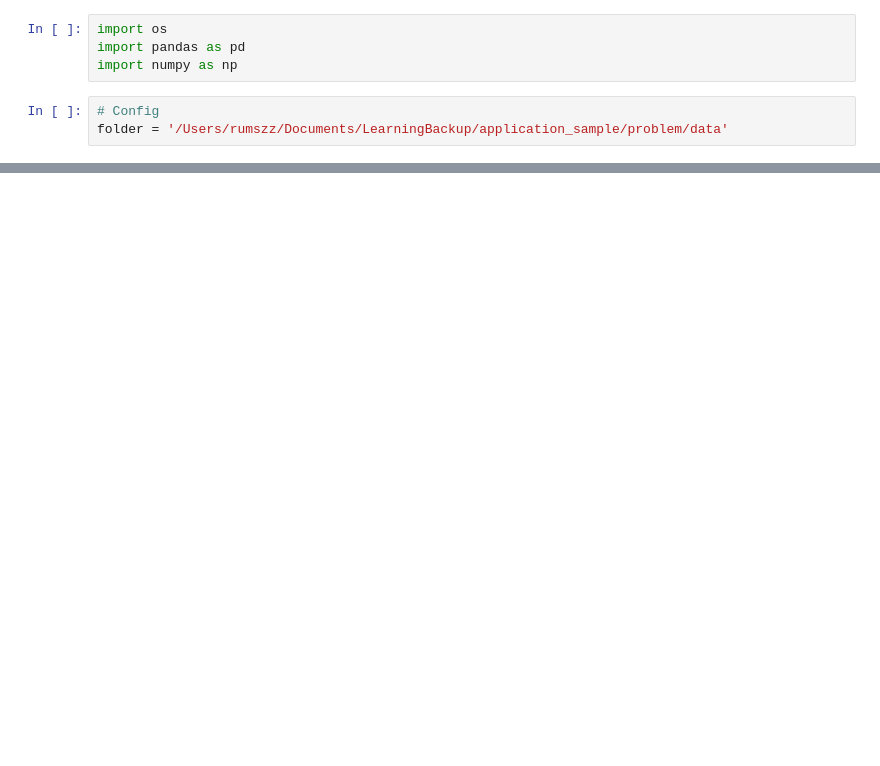
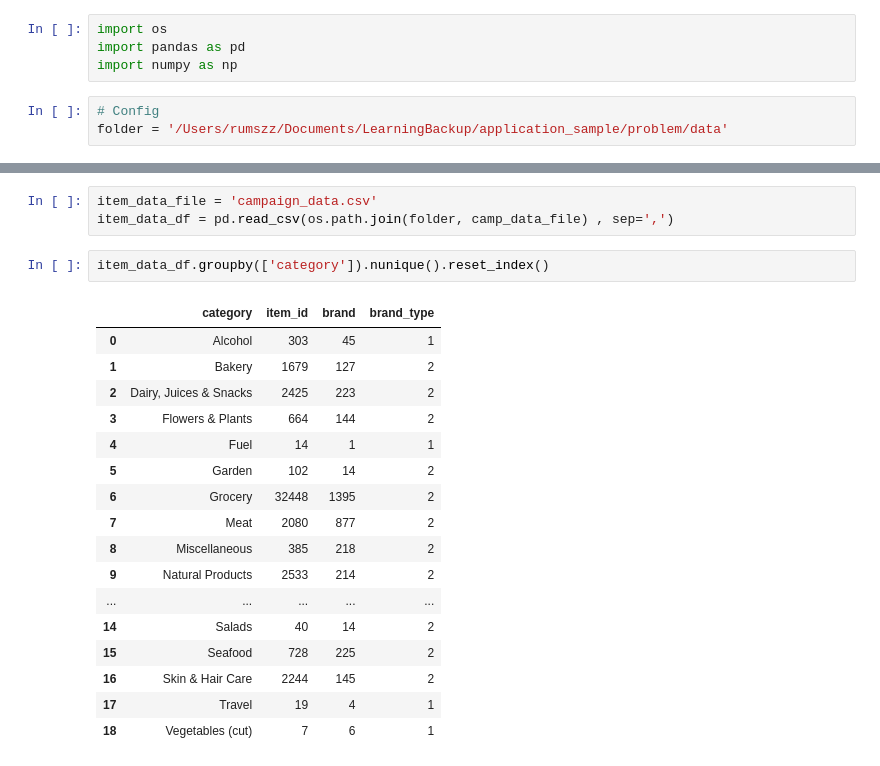
Before and after one commit to ruhama-ahale/amexpert, a Jupyter notebook: 01_explore.ipynb, the cells around one changed output, grey strips where cells are left out. Saved outputs shown, nothing was run; the diff lists cells and outputs as text; blank space fills up the shorter version.

```diff
--- a/01_explore.ipynb
+++ b/01_explore.ipynb
@@ -19,0 +240,23 @@ camp_data_df.head()
+# %%
+item_data_file = 'campaign_data.csv'
+item_data_df = pd.read_csv(os.path.join(folder, camp_data_file) , sep=',')
+# %%
+item_data_df.groupby(['category']).nunique().reset_index()
+# %% [output]
+|  | category | item_id | brand | brand_type |
+| 0 | Alcohol | 303 | 45 | 1 |
+| 1 | Bakery | 1679 | 127 | 2 |
+| 2 | Dairy, Juices & Snacks | 2425 | 223 | 2 |
+| 3 | Flowers & Plants | 664 | 144 | 2 |
+| 4 | Fuel | 14 | 1 | 1 |
+| 5 | Garden | 102 | 14 | 2 |
+| 6 | Grocery | 32448 | 1395 | 2 |
+| 7 | Meat | 2080 | 877 | 2 |
+| 8 | Miscellaneous | 385 | 218 | 2 |
+| 9 | Natural Products | 2533 | 214 | 2 |
+| ... | ... | ... | ... | ... |
+| 14 | Salads | 40 | 14 | 2 |
+| 15 | Seafood | 728 | 225 | 2 |
+| 16 | Skin & Hair Care | 2244 | 145 | 2 |
+| 17 | Travel | 19 | 4 | 1 |
+| 18 | Vegetables (cut) | 7 | 6 | 1 |
```
Also changed, not shown: parts of 25 cells of this notebook.
